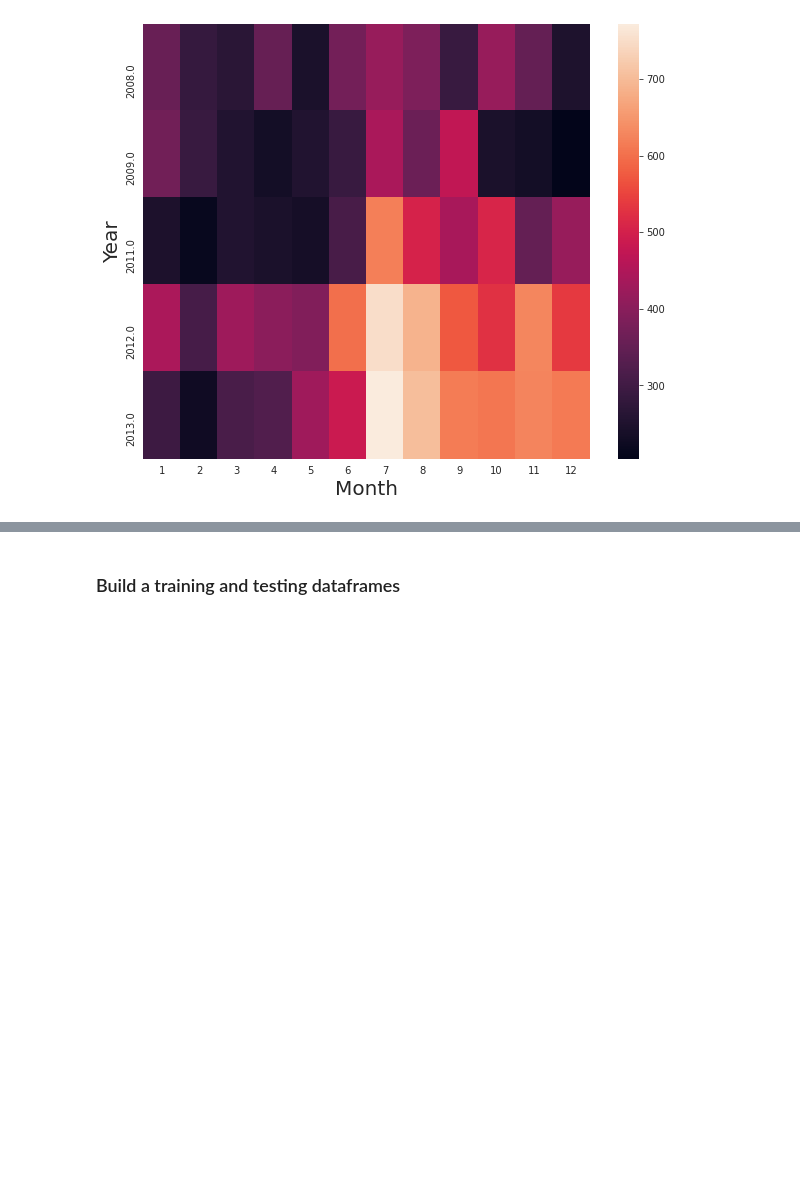
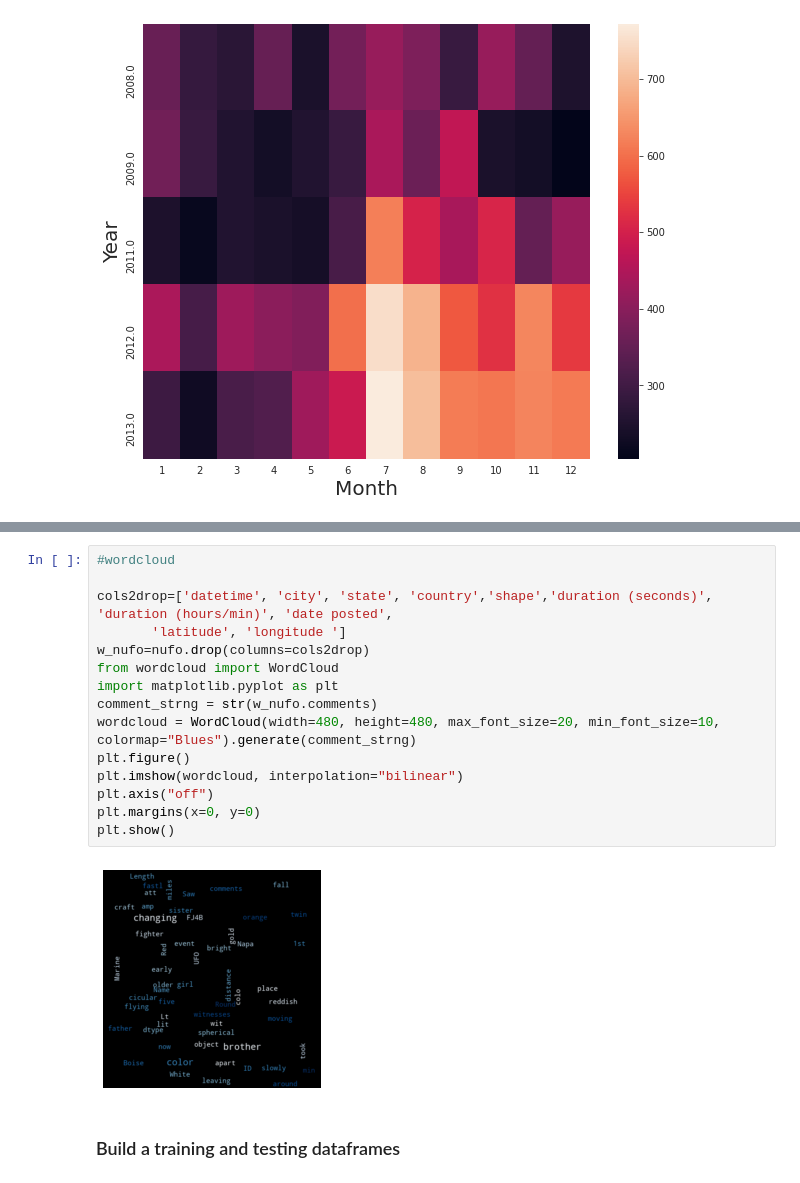
Before and after one commit to larregui/BigDataAnalytics, a Jupyter notebook: IST718_FinalProject_2020.ipynb, the cells around one changed output, grey strips where cells are left out. Cells and saved outputs as stored; diff of their text form; blank space fills up the shorter version.

```diff
--- a/IST718_FinalProject_2020.ipynb
+++ b/IST718_FinalProject_2020.ipynb
@@ -212,6 +213,23 @@ figure = dict(data = data, layout = layout)
 iplot(figure)
 # %% [output]
 [interactive output not drawn]
+# %%
+#wordcloud
+
+cols2drop=['datetime', 'city', 'state', 'country','shape','duration (seconds)', 'duration (hours/min)', 'date posted',
+       'latitude', 'longitude ']
+w_nufo=nufo.drop(columns=cols2drop)
+from wordcloud import WordCloud
+import matplotlib.pyplot as plt
+comment_strng = str(w_nufo.comments)
+wordcloud = WordCloud(width=480, height=480, max_font_size=20, min_font_size=10, colormap="Blues").generate(comment_strng)
+plt.figure()
+plt.imshow(wordcloud, interpolation="bilinear")
+plt.axis("off")
+plt.margins(x=0, y=0)
+plt.show()
+# %% [output]
+[figure, added]
 # %% [markdown]
 ### Build a training and testing dataframes
 # %%
```
Also changed, not shown: parts of 8 cells of this notebook.
